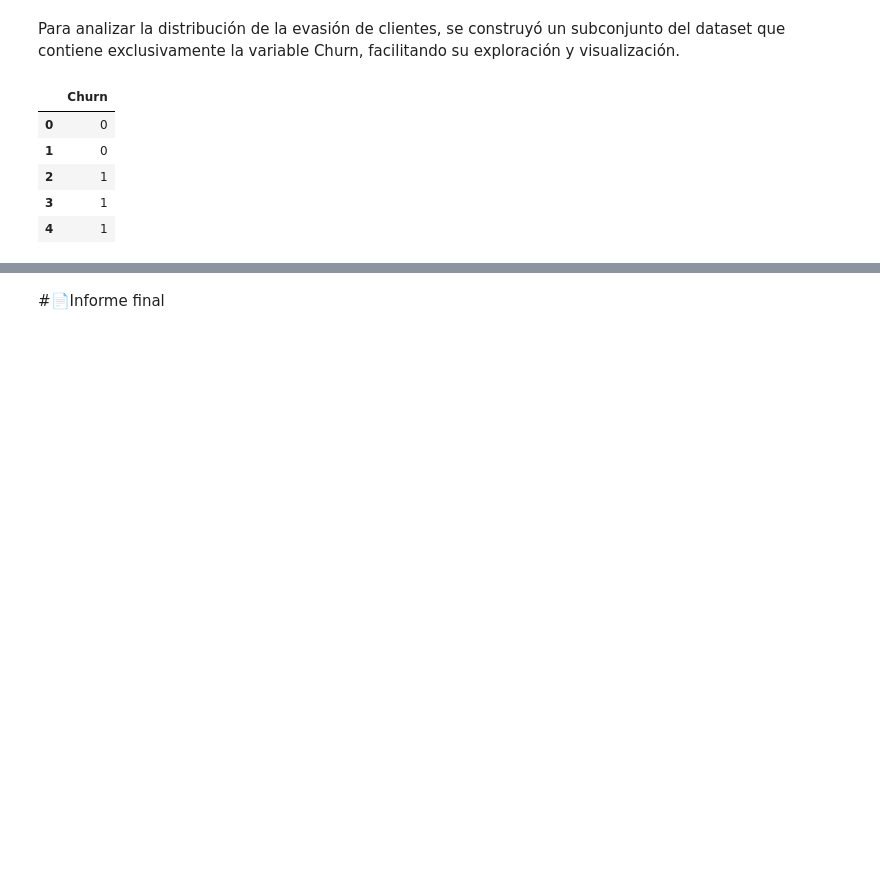
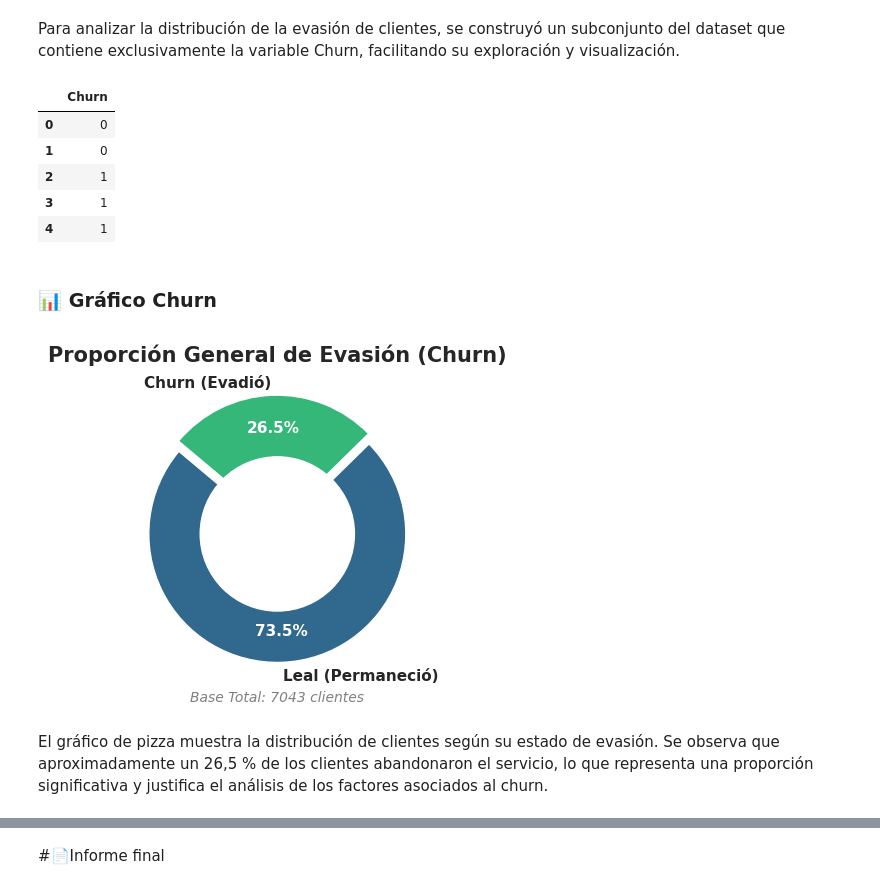
Before and after one commit to DaniGa-Mo/Challenge_TelecomX, a Jupyter notebook: TelecomX_LATAM.ipynb, the cells around one changed output, grey strips where cells are left out. Saved outputs shown, nothing was run; the diff lists cells and outputs as text; code cells hidden in the pictures; blank space fills up the shorter version.

```diff
--- a/TelecomX_LATAM.ipynb
+++ b/TelecomX_LATAM.ipynb
@@ -392,3 +395,55 @@ import matplotlib.pyplot as plt
+# %% [markdown]
+### 📊 Gráfico Churn
+# %%
+import matplotlib.pyplot as plt
+import seaborn as sns
+
+# Extraemos los colores de la paleta 'viridis' para mantener la uniformidad
+# Usamos el primer y el último color de la paleta
+viridis_colors = sns.color_palette("viridis", n_colors=2)
+
+# Configuración de datos
+labels = ['Leal (Permaneció)', 'Churn (Evadió)']
+sizes = df_normalizado['Churn'].value_counts().sort_index() # Asegura orden 0 y 1
+
+# Resaltar el Churn
+explode = (0, 0.08)
+
+plt.figure(figsize=(4, 4))
+
+# Gráfico tipo Dona
+patches, texts, autotexts = plt.pie(
+    sizes,
+    labels=labels,
+    autopct='%1.1f%%',
+    startangle=140, # Ajustado para mejor estética con viridis
+    explode=explode,
+    colors=viridis_colors,
+    pctdistance=0.75,
+    textprops={'fontsize': 11, 'fontweight': 'bold'}
+)
+
+# Cambiamos el color de los porcentajes internos a blanco para mejor contraste
+for autotext in autotexts:
+    autotext.set_color('white')
+
+# Crear el círculo central (Dona)
+centre_circle = plt.Circle((0, 0), 0.60, fc='white')
+fig = plt.gcf()
+fig.gca().add_artist(centre_circle)
+
+# Títulos y detalles
+plt.title('Proporción General de Evasión (Churn)', fontsize=15, fontweight='bold', pad=20)
+plt.text(0, -1.3, f'Base Total: {sum(sizes)} clientes',
+         ha='center', fontsize=10, color='gray', style='italic')
+
+plt.axis('equal')
+plt.tight_layout()
+plt.show()
+# %% [output]
+[figure, added]
+# %% [markdown]
+El gráfico de pizza muestra la distribución de clientes según su estado de evasión. Se observa que aproximadamente un 26,5 % de los clientes abandonaron el servicio, lo que representa una proporción significativa y justifica el análisis de los factores asociados al churn.
 # %%
 # Valores
 churn_counts = df_churn.value_counts().sort_index()
```
Also changed, not shown: parts of 32 cells of this notebook.
